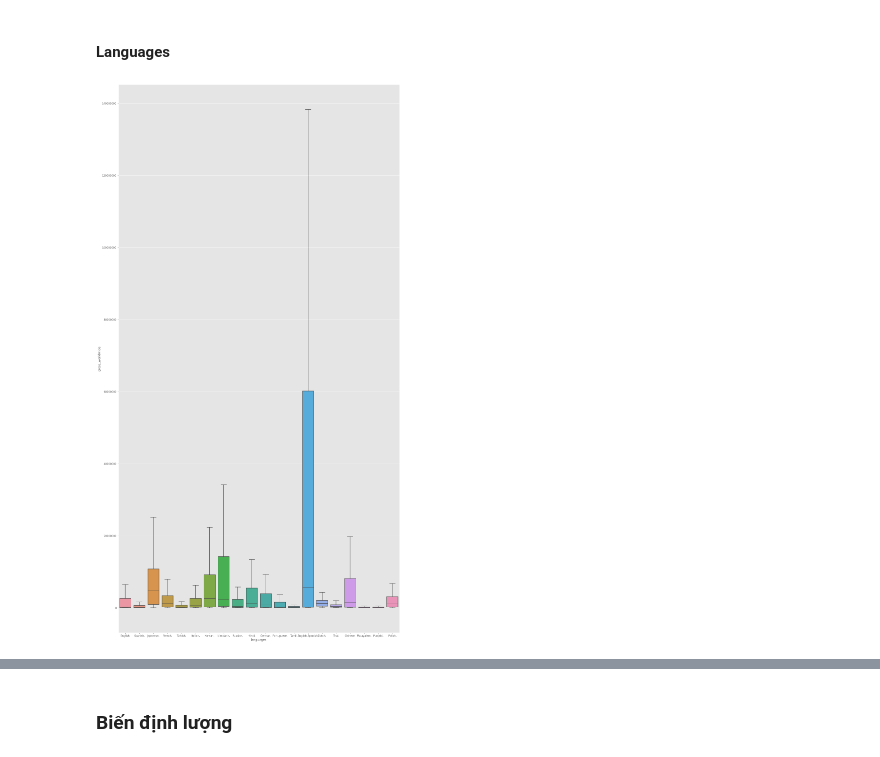
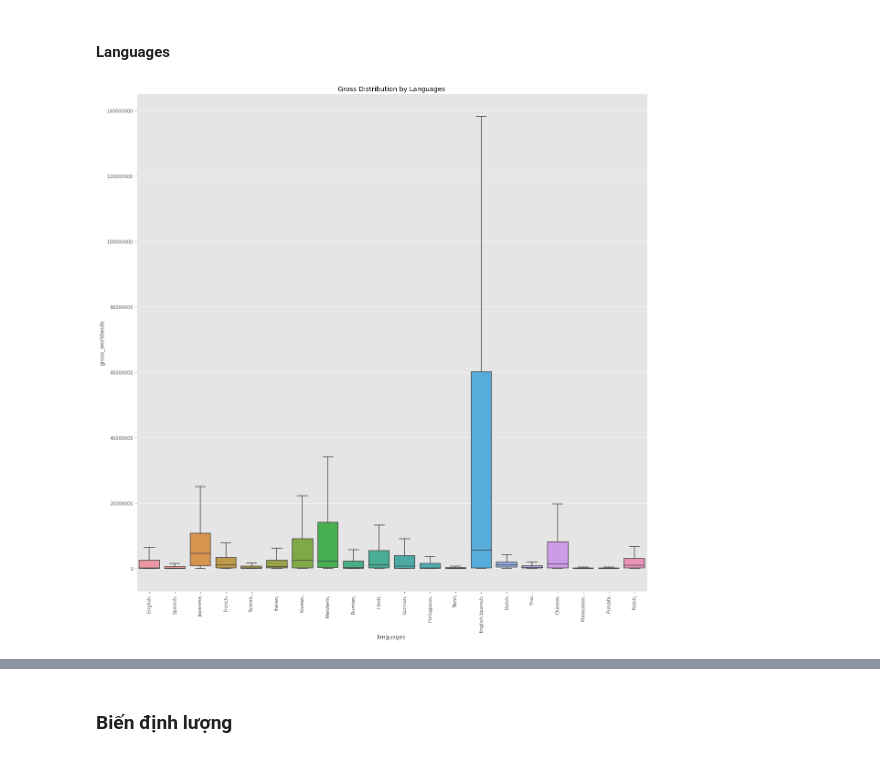
Before and after one commit to icyj1003/imdb-movies-gross, a Jupyter notebook: eda - final.ipynb, the cells around one changed output, grey strips where cells are left out. Drawn from its saved outputs; the diff is of its cells as text; code cells hidden in the pictures.

```diff
--- a/eda - final.ipynb
+++ b/eda - final.ipynb
@@ -260,10 +260,13 @@ plt.show()
 # %% [markdown]
 #### Languages
 # %%
-fig_dims = (20, 40)
+fig_dims = (20, 20)
 fig, ax = plt.subplots(figsize=fig_dims)
 sns.boxplot(y=df["gross_worldwide"], x=df["languages"],showfliers=False, order=df.languages.value_counts().index[0:20])
 plt.ticklabel_format(style='plain', axis='y')
+plt.xticks(rotation=90)
+plt.title('Gross Distribution by Languages')
+plt.savefig('./graphs/don_bien/phan_loai/gross_by_languages' , bbox_inches='tight')
 plt.show()
 # %% [output]
-[figure, old version]
+[figure, new version]
```
Also changed, not shown: parts of 20 cells of this notebook, 22 other files.
